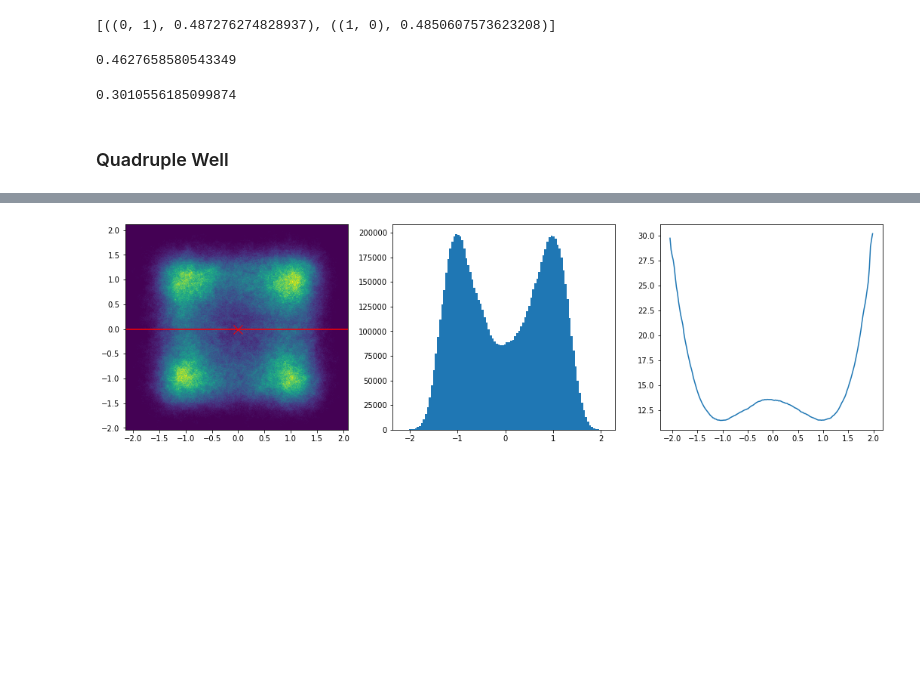
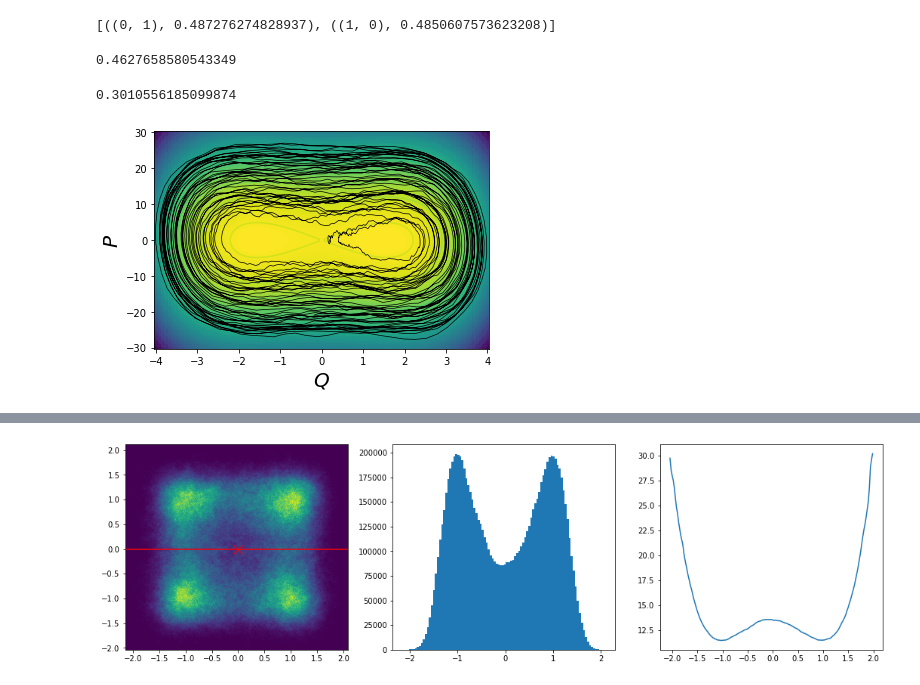
Before and after one commit to dominicp6/mdfeature, a Jupyter notebook: notebooks/EvaluationPipelineOnToyProblems.ipynb, the cells around one changed output, grey strips where cells are left out. Cells and saved outputs as stored; diff of their text form; code cells hidden in the pictures; blank space fills up the shorter version.

Commit message:
plotting langevin and markov processes

```diff
--- a/notebooks/EvaluationPipelineOnToyProblems.ipynb
+++ b/notebooks/EvaluationPipelineOnToyProblems.ipynb
@@ -152,14 +155,3 @@ S0 --> S1 : 4.872763e-01
 S1 --> S0 : 4.850608e-01
 -------------------------
 [((0, 1), 0.487276274828937), ((1, 0), 0.4850607573623208)]
-# %%
-analytic_kramers_rate = compute_kramers_rate_from_potential(double_well_potential, beta, -1, 1, diffusion_function)
-print(analytic_kramers_rate)
-# %% [output]
-0.4627658580543349
-# %%
-kre.msm.compute_transition_rate(state_A = [-1.02, -0.98], state_B = [0.98, 1.02])
-# %% [output]
-0.3010556185099874
-# %% [markdown]
-### Quadruple Well
@@ -167,0 +158,41 @@ quadruple_well_samples = quadruple_well_sampler.simulate(number_of_steps=1000000
+# %%
+analytic_kramers_rate = compute_kramers_rate_from_potential(double_well_potential, beta, -1, 1, diffusion_function)
+print(analytic_kramers_rate)
+# %% [output]
+0.4627658580543349
+# %%
+kre.msm.compute_transition_rate(state_A = [-1.02, -0.98], state_B = [0.98, 1.02])
+# %% [output]
+0.3010556185099874
+# %%
+# Double well (1D)
+def test_potential(x):
+    h = 2.5
+    c = 2
+    return -(1/4)*(x**2)*(h**4) + (1/2)*(c**2)*(x**4)
+
+
+T = 100.0
+M = 1.0
+gamma = 0.05
+time_step = 0.01
+
+def hamiltonian(x, y):
+    return - ((y ** 2) / (2*M)  + test_potential(x))
+
+Q_range = np.linspace(-4, 4, 100)
+P_range = np.linspace(-30, 30, 100)
+Q_mesh, P_mesh = np.meshgrid(Q_range, P_range)
+plt.pcolormesh(Q_range, P_range, hamiltonian(Q_mesh, P_mesh))
+plt.contour(Q_range, P_range, hamiltonian(Q_mesh, P_mesh), levels = 15)
+plt.xlabel(r'$Q$', fontsize=20)
+plt.ylabel(r'$P$', fontsize=20)
+
+double_well_sampler = PhysicalLangevinDynamics(U=test_potential, gamma=gamma, M=M, T=T, Q0=-0.5, time_step=time_step)
+Q, P = double_well_sampler.simulate(number_of_steps=5000, burn_in=250)
+plt.plot(Q, P, 'k', linewidth=0.7)
+plt.savefig("Langevin.pdf", format="pdf", bbox_inches="tight")
+
+plt.show()
+# %% [output]
+[figure, added]
```
Also changed, not shown: parts of 17 cells of this notebook, 1 other file.
